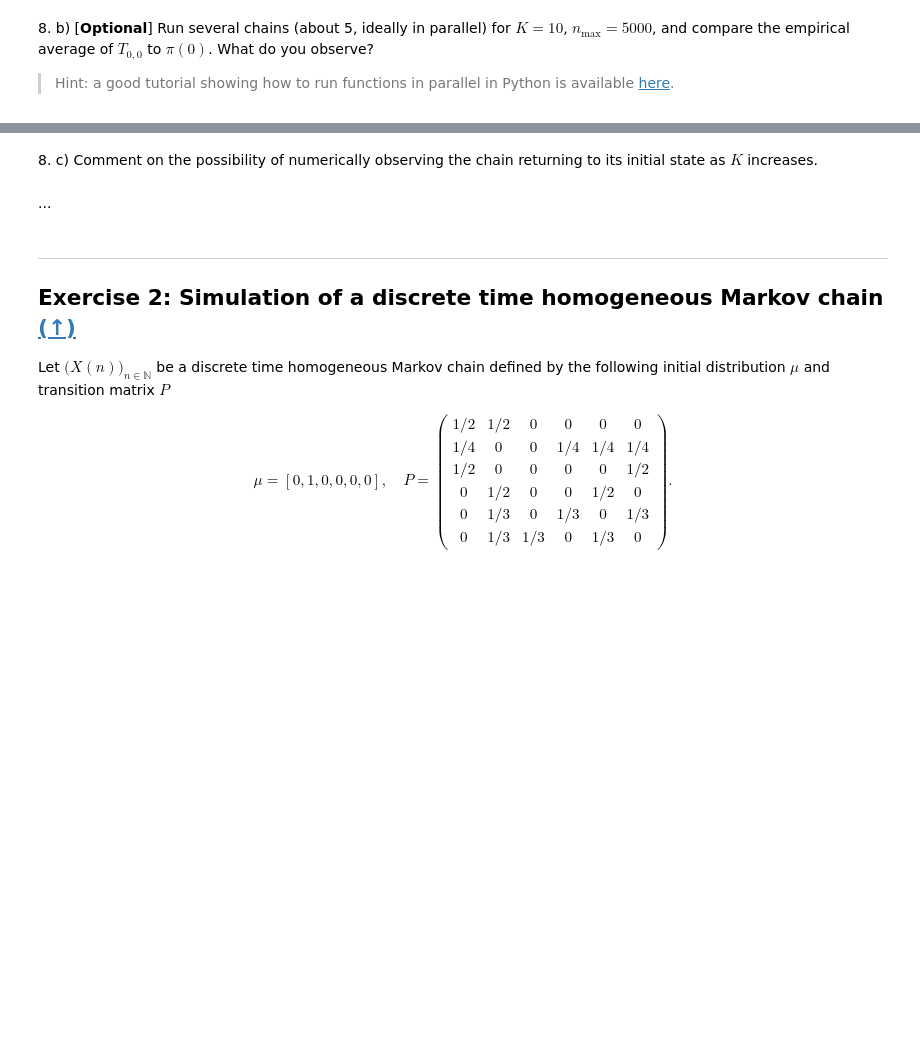
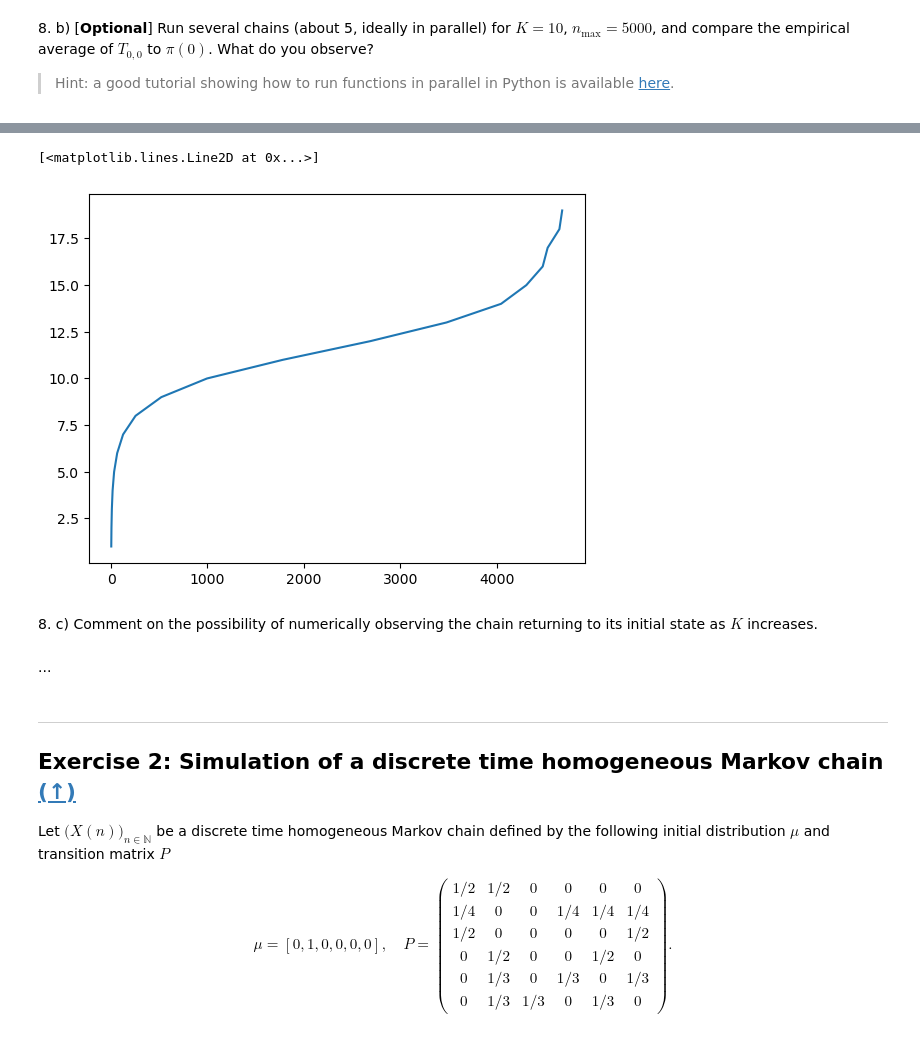
Before and after one commit to VictorNiaussat/MarkovChain, a Jupyter notebook: lab1_students/lab1_notebook.ipynb, the cells around one changed output, grey strips where cells are left out. Saved outputs shown, nothing was run; the diff lists cells and outputs as text; code cells hidden in the pictures; blank space fills up the shorter version.

```diff
--- a/lab1_students/lab1_notebook.ipynb
+++ b/lab1_students/lab1_notebook.ipynb
@@ -181,3 +196,13 @@ def return_time_0(K=30,mu=15,retour=15,Generator = np.random.default_rng(),nmax
+# %%
+L_k=[]
+for K in range(1,20):
+    T_list = [return_time_0(K) for i in range(2000)]
+    L_k.append(np.mean(T_list))
+
+plt.plot(range(1,20),L_k)
+# %% [output]
+[<matplotlib.lines.Line2D at 0x...>]
+[figure, added]
 # %% [markdown]
 8\. c) Comment on the possibility of numerically observing the chain returning to its initial state as $K$ increases.
 # %% [markdown]
```
Also changed, not shown: parts of 14 cells of this notebook.
